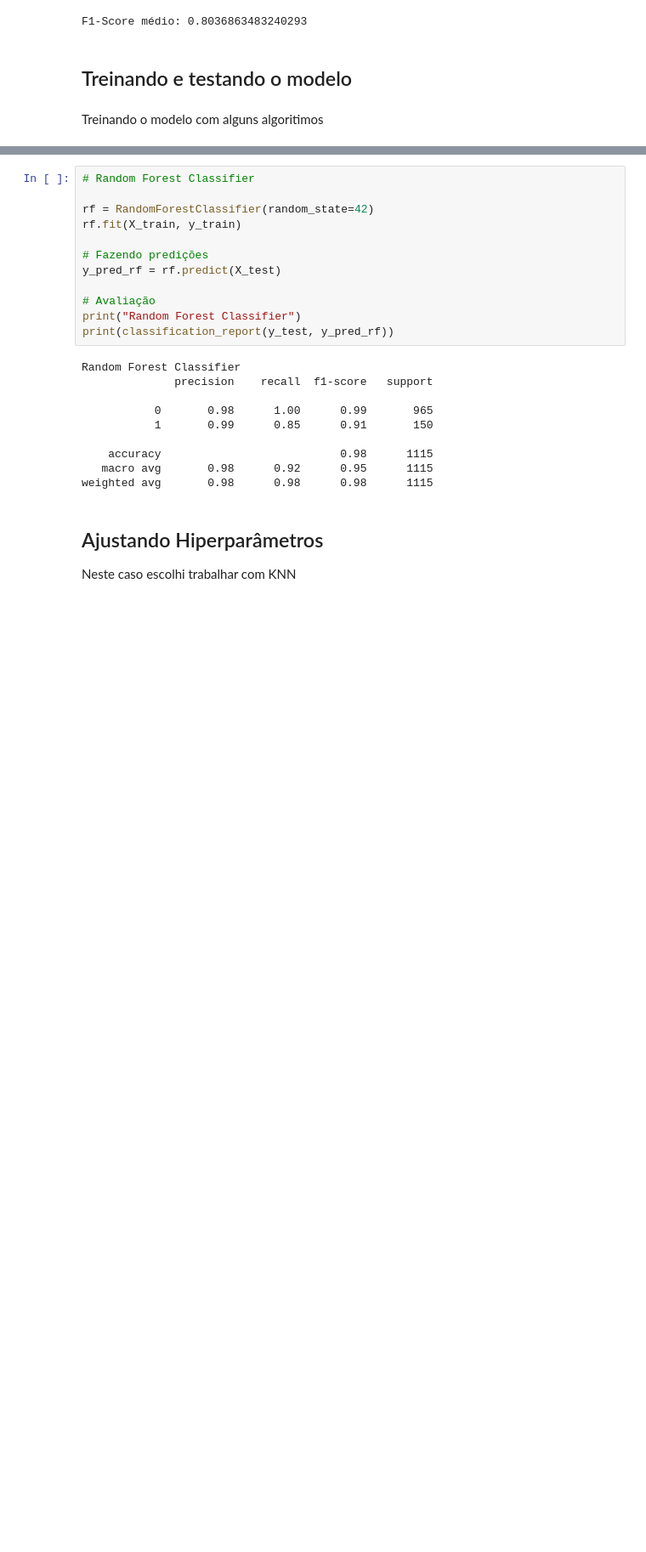
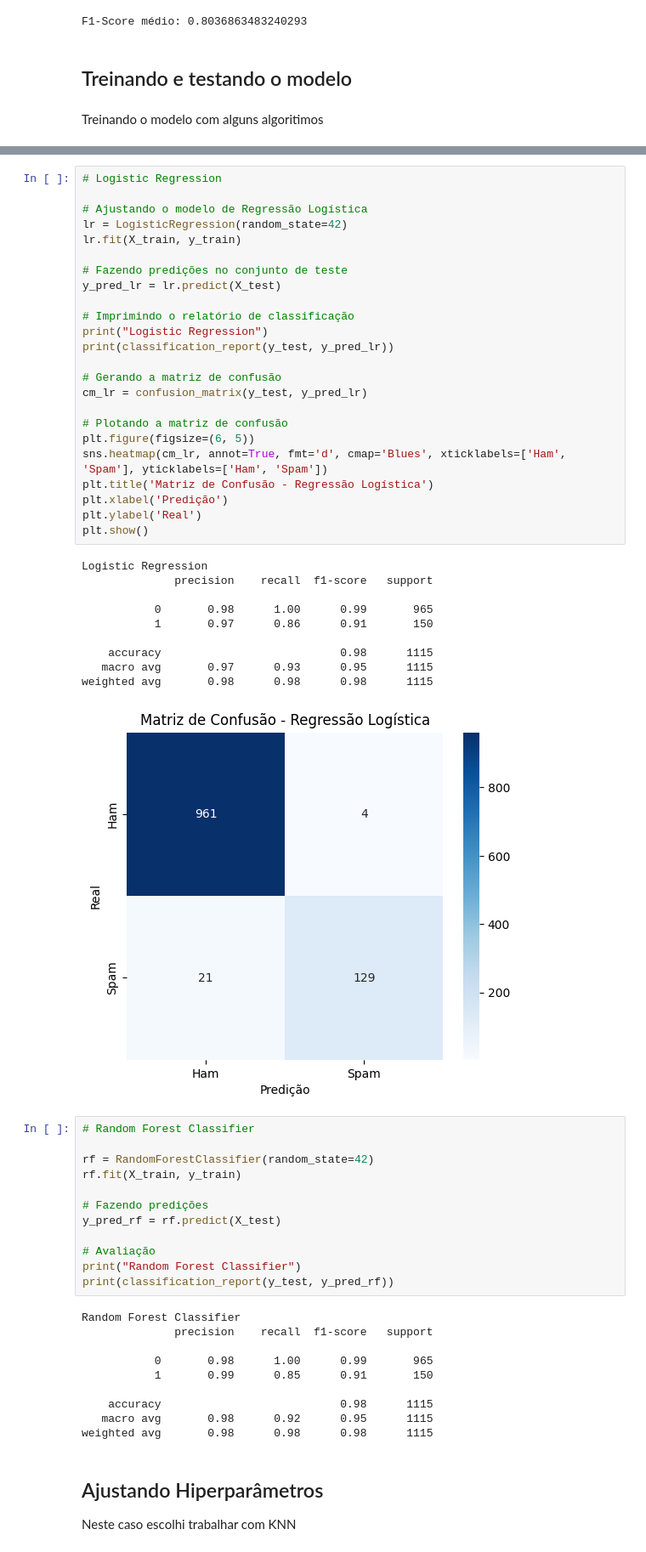
Before and after one commit to andrespeedwork/Machine-Learning-Analytics, a Jupyter notebook: Machine_Learning_e_Analytics.ipynb, the cells around one changed output, grey strips where cells are left out. Shown at 85% size. Cells and saved outputs as stored; diff of their text form; blank space fills up the shorter version.

```diff
--- a/Machine_Learning_e_Analytics.ipynb
+++ b/Machine_Learning_e_Analytics.ipynb
@@ -187,3 +178,38 @@ weighted avg       0.98      0.98      0.98      1115
+# %%
+# Logistic Regression
+
+# Ajustando o modelo de Regressão Logística
+lr = LogisticRegression(random_state=42)
+lr.fit(X_train, y_train)
+
+# Fazendo predições no conjunto de teste
+y_pred_lr = lr.predict(X_test)
+
+# Imprimindo o relatório de classificação
+print("Logistic Regression")
+print(classification_report(y_test, y_pred_lr))
+
+# Gerando a matriz de confusão
+cm_lr = confusion_matrix(y_test, y_pred_lr)
+
+# Plotando a matriz de confusão
+plt.figure(figsize=(6, 5))
+sns.heatmap(cm_lr, annot=True, fmt='d', cmap='Blues', xticklabels=['Ham', 'Spam'], yticklabels=['Ham', 'Spam'])
+plt.title('Matriz de Confusão - Regressão Logística')
+plt.xlabel('Predição')
+plt.ylabel('Real')
+plt.show()
+# %% [output]
+Logistic Regression
+              precision    recall  f1-score   support
+
+           0       0.98      1.00      0.99       965
+           1       0.97      0.86      0.91       150
+
+    accuracy                           0.98      1115
+   macro avg       0.97      0.93      0.95      1115
+weighted avg       0.98      0.98      0.98      1115
+[figure, added]
 # %%
 # Random Forest Classifier
 
```
Also changed, not shown: parts of 3 cells of this notebook.
